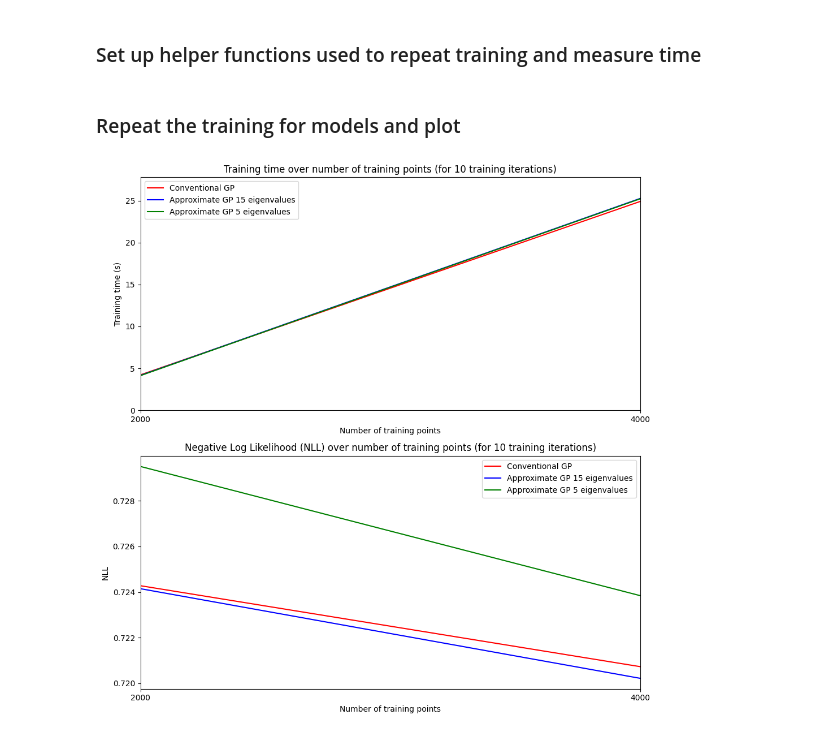
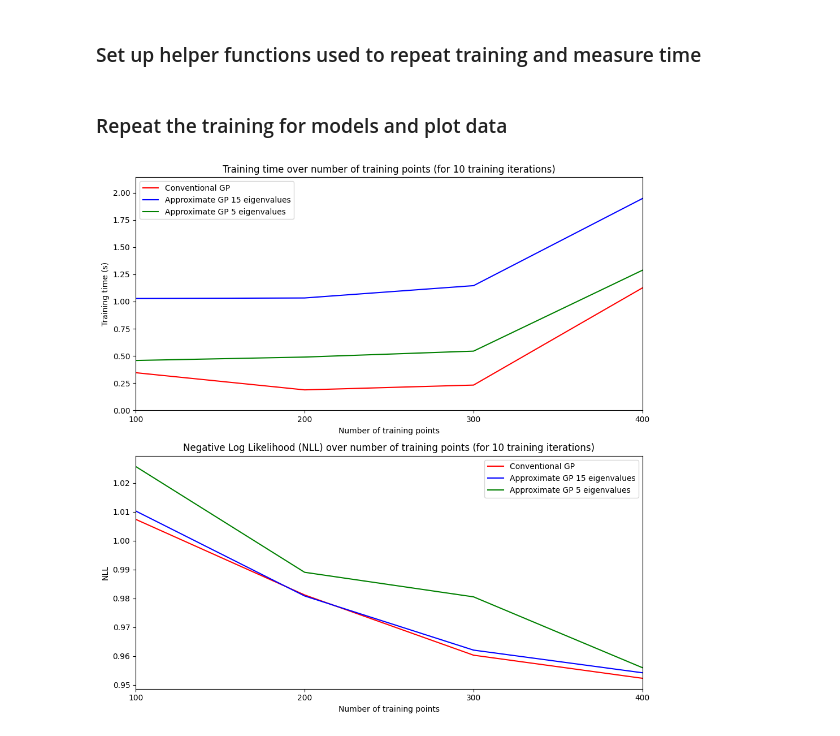
Before and after one commit to Cef0PT/famgpytorch, a Jupyter notebook: playground/multi_output_time_over_number_of_training_points.ipynb, the cells around one changed output. Cells and saved outputs as stored; diff of their text form; code cells hidden in the pictures.

Commit message:
added writing data to csv file

```diff
--- a/playground/multi_output_time_over_number_of_training_points.ipynb
+++ b/playground/multi_output_time_over_number_of_training_points.ipynb
@@ -4,6 +4,9 @@
 import math
 import time
 import gc
+import logging
+from itertools import product
+import os.path
 
 import torch
 import gpytorch
@@ -17,8 +20,10 @@ import famgpytorch
 %autoreload 2
 torch.manual_seed(42)
 
+DATA_PATH = "./temp/time_over_sample_nb_multi.csv"
+
 device = torch.device('cuda' if torch.cuda.is_available() else 'cpu')
-print(f"Training on {torch.cuda.get_device_name(device) if torch.cuda.is_available() else 'CPU'}.")
+print(f"Training on {torch.cuda.get_device_name(device) if device.type == "cuda" else "CPU"}.")
 # %% [output]
 Training on NVIDIA GeForce RTX 3080.
 # %% [markdown]
@@ -137,2 +79,0 @@ def repeat_train(model_type, training_sample_nbs):
-# %% [markdown]
-### Repeat the training for models and plot
@@ -139,14 +161,30 @@ def repeat_train(model_type, training_sample_nbs):
+# %% [markdown]
+### Repeat the training for models and plot data
 # %%
-sample_nbs = np.arange(2000, 4001, 2000)
-train_t = np.empty((3, len(sample_nbs)), dtype=float)
-train_l = np.empty((3, len(sample_nbs)), dtype=float)
-
-train_t[0], train_l[0] = repeat_train(ConventionalGPModel, sample_nbs)
-train_t[1], train_l[1] = repeat_train(ApproxGPModel15, sample_nbs)
-train_t[2], train_l[2] = repeat_train(ApproxGPModel5, sample_nbs)
-
-# TODO: save data in csv files to avoid reruns
+#sample_nbs = np.arange(2000, 100001, 2000)
+sample_nbs = np.arange(100, 401, 100)
+repeat_train([ConventionalGPModel, ApproxGPModel15, ApproxGPModel5], sample_nbs, truncate_file=True)
 # %%
+with open(DATA_PATH, "r", encoding="utf-8") as f:
+    line_count = len(f.readlines()) - 1
+    f.seek(0)
+    sample_nbs = np.empty(line_count, dtype=int)
+    train_t = np.empty((3, line_count), dtype=float)
+    train_l = np.empty((3, line_count), dtype=float)
+    f.readline()  # discard headers
+    col = 0
+    while line := f.readline():
+        data = line.split(',')
+        sample_nbs[col] = data[0]
+
+        for row, v in enumerate(data[1:]):
+            if row % 2 == 0:
+                train_t[row // 2, col] = v
+            else:
+                train_l[row // 2, col] = v
+
+        col += 1
+
 # plot results
 f, (ax1, ax2) = plt.subplots(2, 1, figsize=(10, 10))
 
@@ -155,34 +193,34 @@ y_max = np.max(train_t)
 
 # plot training time
 ax1.set_title("Training time over number of training points (for 10 training iterations)")
 ax1.set_xlabel("Number of training points")
 ax1.set_ylabel("Training time (s)")
 
 ax1.plot(sample_nbs, train_t[0], 'r')
 ax1.plot(sample_nbs, train_t[1], 'b')
 ax1.plot(sample_nbs, train_t[2], 'g')
 
 ax1.set_ylim(0, y_max + y_max / 10)
 ax1.set_xlim(x_min, x_max)
 ax1.set_xticks(sample_nbs)
 ax1.legend(["Conventional GP", "Approximate GP 15 eigenvalues", "Approximate GP 5 eigenvalues"])
 
 # plot loss
 ax2.set_title("Negative Log Likelihood (NLL) over number of training points (for 10 training iterations)")
 ax2.set_xlabel("Number of training points")
 ax2.set_ylabel("NLL")
 
 ax2.plot(sample_nbs, train_l[0], 'r')
 ax2.plot(sample_nbs, train_l[1], 'b')
 ax2.plot(sample_nbs, train_l[2], 'g')
 
 ax2.set_xlim(x_min, x_max)
 ax2.set_xticks(sample_nbs)
 ax2.legend(["Conventional GP", "Approximate GP 15 eigenvalues", "Approximate GP 5 eigenvalues"])
 
 f.tight_layout()
 # %% [output]
-[figure, old version]
+[figure, new version]
 # %%
 # plot results
 f, ax1 = plt.subplots(1, 1, figsize=(10, 5))
```
Also changed, not shown: parts of 4 cells of this notebook.
